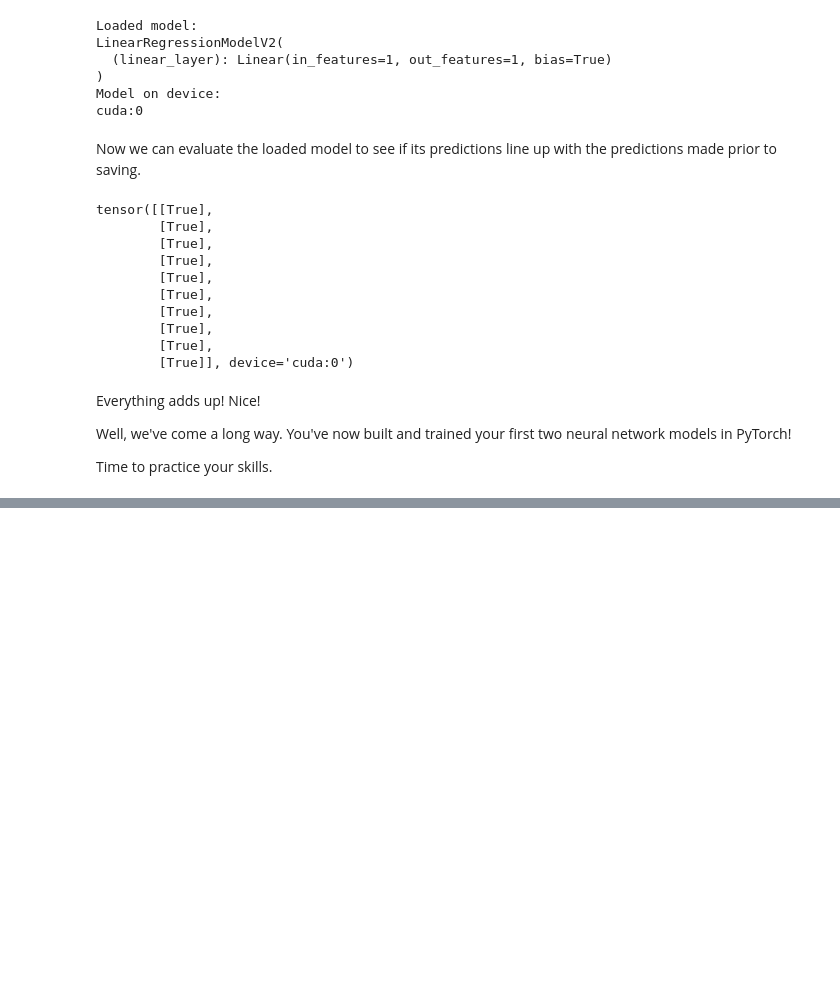
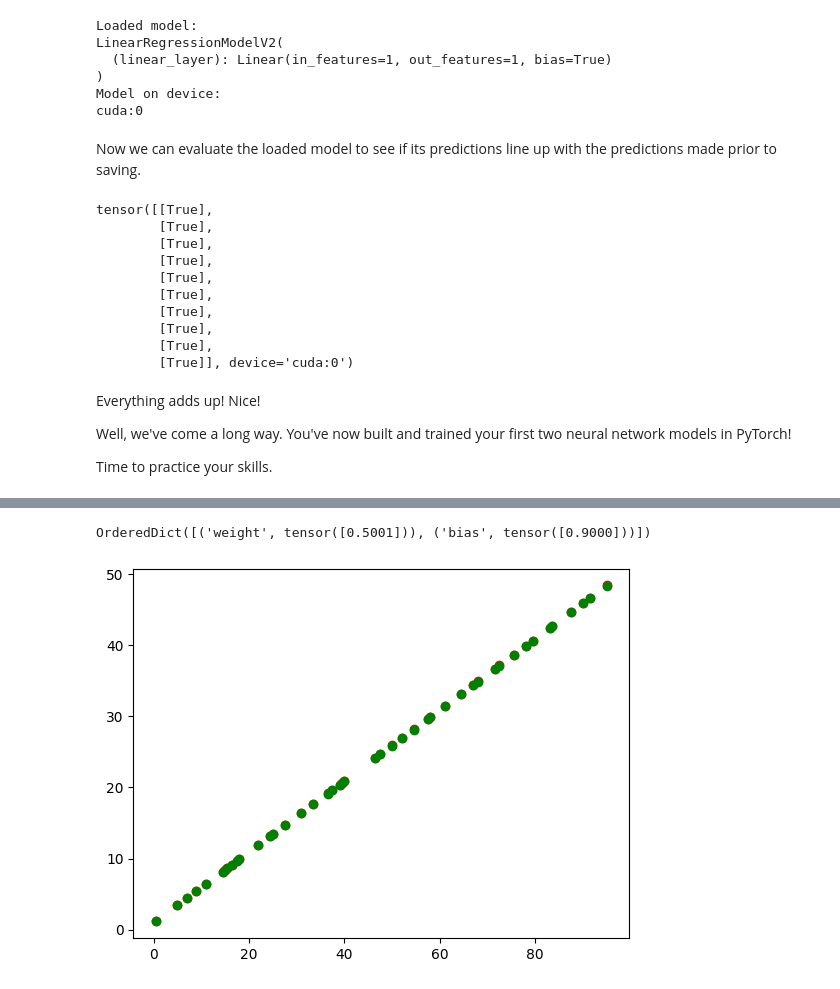
Before and after one commit to eliasubz/pytorch-basics, a Jupyter notebook: 01_pytorch_workflow.ipynb, the cells around one changed output, grey strips where cells are left out. Cells and saved outputs as stored; diff of their text form; code cells hidden in the pictures; blank space fills up the shorter version.

```diff
--- a/01_pytorch_workflow.ipynb
+++ b/01_pytorch_workflow.ipynb
@@ -1231,0 +1225,71 @@ You should be able to complete them by referencing their specific section.
+# %%
+weight = 0.5
+bias = 0.9
+
+x = torch.arange(0,100,0.5).unsqueeze(dim=1)
+y = weight * x + bias
+y.shape
+
+mask = torch.rand(x.shape) > 0.8
+
+x_train = x[~mask]
+x_test = x[mask]
+y_train = y[~mask]
+y_test = y[mask]
+
+class Linear(nn.Module):
+    def __init__(self):
+        super().__init__()
+        self.weight = nn.Parameter(torch.randn(1))
+        self.bias = nn.Parameter(torch.randn(1))
+
+    def forward(self, x):
+        return self.weight * x + self.bias
+
+model = Linear()
+print(model.state_dict())
+
+# optimizer
+loss_fn = nn.L1Loss()
+optim = torch.optim.AdamW(params=model.parameters(), lr=0.01)
+
+# Trianing loop
+epochs = 500
+
+for epoch in range(epochs):
+    model.train()
+    y_pred = model(x_train)
+    loss = loss_fn(y_pred, y_train)
+    optim.zero_grad()
+    loss.backward()
+    optim.step()
+
+    # Test
+    model.eval()
+    if epoch % 50 == 0:
+        with torch.inference_mode():
+            y_tpred = model(x_test)
+        loss = loss_fn(y_tpred, y_test)
+        print(f"{epoch}: The test loss is {loss}")
+
+from pathlib import Path
+
+models_folder = Path("models")
+models_folder.mkdir(exist_ok=True, parents=True)
+
+model_name = Path("my_model.pt")
+model_path = models_folder/model_name
+
+
+torch.save(obj=model.state_dict(), f=model_path)
+loaded_model = Linear()
+loaded_model.load_state_dict(state_dict=torch.load(model_path))
+
+loaded_model.eval()
+with torch.inference_mode():
+    y_pred = loaded_model(x_test)
+
+plt.scatter(x_test, y_pred, c="r")
+plt.scatter(x_test, y_test, c="g")
+model.state_dict()
+# %% [output]
@@ -1231,0 +1307,2 @@ You should be able to complete them by referencing their specific section.
+OrderedDict([('weight', tensor([0.5001])), ('bias', tensor([0.9000]))])
+[figure, added]
```
Also changed, not shown: parts of 5 cells of this notebook.
